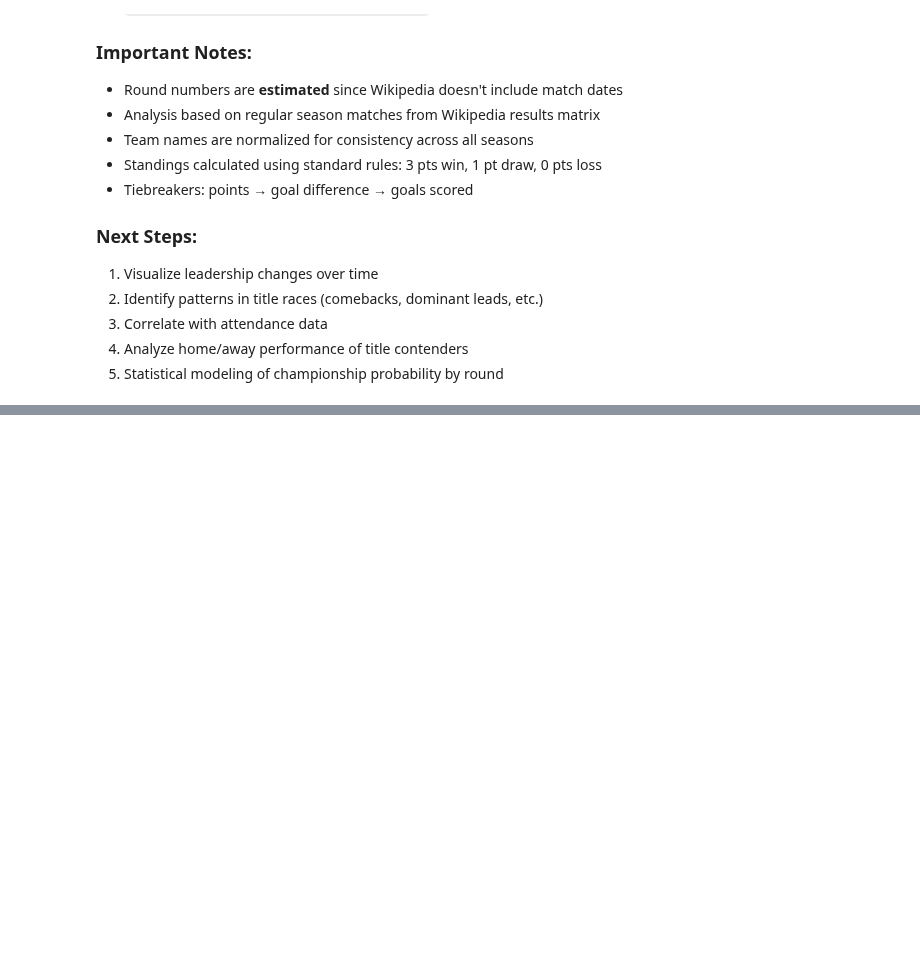
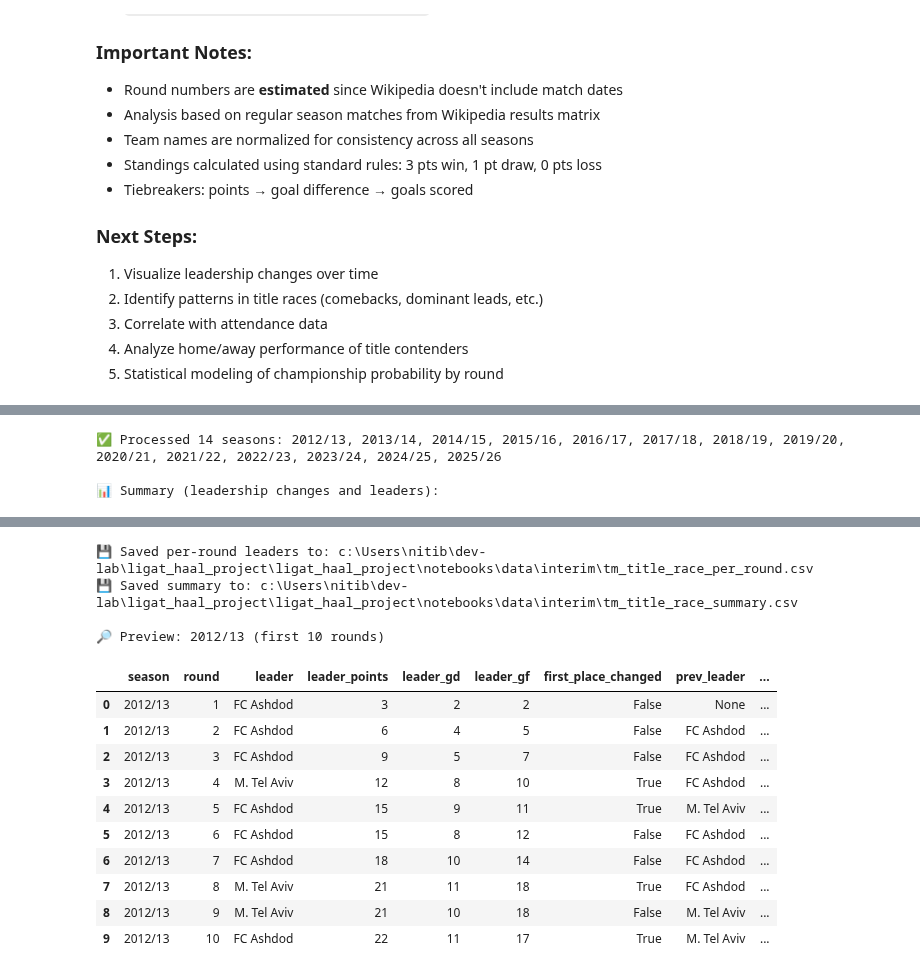
Before and after one commit to Nitaybenadmon123/ligat_haal_project, a Jupyter notebook: ligat_haal_project/notebooks/title_race/01_title_race_collection.ipynb, the cells around one changed output, grey strips where cells are left out. Cells and saved outputs as stored; diff of their text form; code cells hidden in the pictures; blank space fills up the shorter version.

```diff
--- a/ligat_haal_project/notebooks/title_race/01_title_race_collection.ipynb
+++ b/ligat_haal_project/notebooks/title_race/01_title_race_collection.ipynb
@@ -582,0 +1044,58 @@ This notebook analyzes the **title race** in Ligat Ha'al across all available se
+# %%
+# Run Transfermarkt title race build, save outputs, and print results
+from pathlib import Path
+
+matches_dir = _default_matches_dir()
+print(f"🗂 Using matches dir: {matches_dir}")
+
+# Debug: list candidate files and quick round-size check
+files = sorted(Path(matches_dir).glob("matches_*_ligat_haal_transfermarkt.csv"))
+print(f"Found {len(files)} candidate files:")
+for f in files:
+    try:
+        d = pd.read_csv(f)
+        ok_cols = {"round", "home", "score", "away"}.issubset(d.columns)
+        sizes = d.groupby("round").size().unique() if ok_cols else "<missing cols>"
+        print(f"  - {f.name} | cols_ok={ok_cols} | per_round={sizes}")
+    except Exception as e:
+        print(f"  - {f.name} | read error: {e}")
+
+# Direct test on a known season to validate the helper
+try:
+    test_f = Path(matches_dir) / "matches_2015_16_ligat_haal_transfermarkt.csv"
+    if test_f.exists():
+        dtest = pd.read_csv(test_f)
+        print(f"\n🧪 Testing season file: {test_f.name} | rows={len(dtest)}")
+        pr_test = _compute_round_leaders(dtest)
+        print(f"   Built per-round leaders: {len(pr_test)} rounds")
+        display(pr_test.head())
+    else:
+        print("\n🧪 Test file for 2015/16 not found.")
+except Exception as e:
+    print(f"\n❌ Test compute failed: {e}")
+
+per_round, summary = build_title_race_tables(matches_dir)
+
+if per_round.empty or summary.empty:
+    print("\n⚠️ No seasons processed. Check matches directory and file format.")
+else:
+    seasons = summary['season'].tolist()
+    print(f"\n✅ Processed {len(seasons)} seasons: {', '.join(seasons)}")
+
+    print("\n📊 Summary (leadership changes and leaders):")
+    display(summary)
+
+    # Save files
+    out_per_round = INTERIM_DIR / "tm_title_race_per_round.csv"
+    out_summary = INTERIM_DIR / "tm_title_race_summary.csv"
+    per_round.to_csv(out_per_round, index=False, encoding='utf-8-sig')
+    summary.to_csv(out_summary, index=False, encoding='utf-8-sig')
+    print(f"\n💾 Saved per-round leaders to: {out_per_round}")
+    print(f"💾 Saved summary to: {out_summary}")
+
+    # Small preview for the first season
+    first_season = seasons[0]
+    preview = per_round[per_round['season'] == first_season].head(10)
+    print(f"\n🔎 Preview: {first_season} (first 10 rounds)")
+    display(preview)
+# %% [output]
@@ -582,0 +1125,3 @@ This notebook analyzes the **title race** in Ligat Ha'al across all available se
+✅ Processed 14 seasons: 2012/13, 2013/14, 2014/15, 2015/16, 2016/17, 2017/18, 2018/19, 2019/20, 2020/21, 2021/22, 2022/23, 2023/24, 2024/25, 2025/26
+
+📊 Summary (leadership changes and leaders):
@@ -582,0 +1143,15 @@ This notebook analyzes the **title race** in Ligat Ha'al across all available se
+💾 Saved per-round leaders to: c:\Users\nitib\dev-lab\ligat_haal_project\ligat_haal_project\notebooks\data\interim\tm_title_race_per_round.csv
+💾 Saved summary to: c:\Users\nitib\dev-lab\ligat_haal_project\ligat_haal_project\notebooks\data\interim\tm_title_race_summary.csv
+
+🔎 Preview: 2012/13 (first 10 rounds)
+|  | season | round | leader | leader_points | leader_gd | leader_gf | first_place_changed | prev_leader | ... |
+| 0 | 2012/13 | 1 | FC Ashdod | 3 | 2 | 2 | False | None | ... |
+| 1 | 2012/13 | 2 | FC Ashdod | 6 | 4 | 5 | False | FC Ashdod | ... |
+| 2 | 2012/13 | 3 | FC Ashdod | 9 | 5 | 7 | False | FC Ashdod | ... |
+| 3 | 2012/13 | 4 | M. Tel Aviv | 12 | 8 | 10 | True | FC Ashdod | ... |
+| 4 | 2012/13 | 5 | FC Ashdod | 15 | 9 | 11 | True | M. Tel Aviv | ... |
+| 5 | 2012/13 | 6 | FC Ashdod | 15 | 8 | 12 | False | FC Ashdod | ... |
+| 6 | 2012/13 | 7 | FC Ashdod | 18 | 10 | 14 | False | FC Ashdod | ... |
+| 7 | 2012/13 | 8 | M. Tel Aviv | 21 | 11 | 18 | True | FC Ashdod | ... |
+| 8 | 2012/13 | 9 | M. Tel Aviv | 21 | 10 | 18 | False | M. Tel Aviv | ... |
+| 9 | 2012/13 | 10 | FC Ashdod | 22 | 11 | 17 | True | M. Tel Aviv | ... |
```
Also changed, not shown: parts of 11 cells of this notebook, 14 other files.
